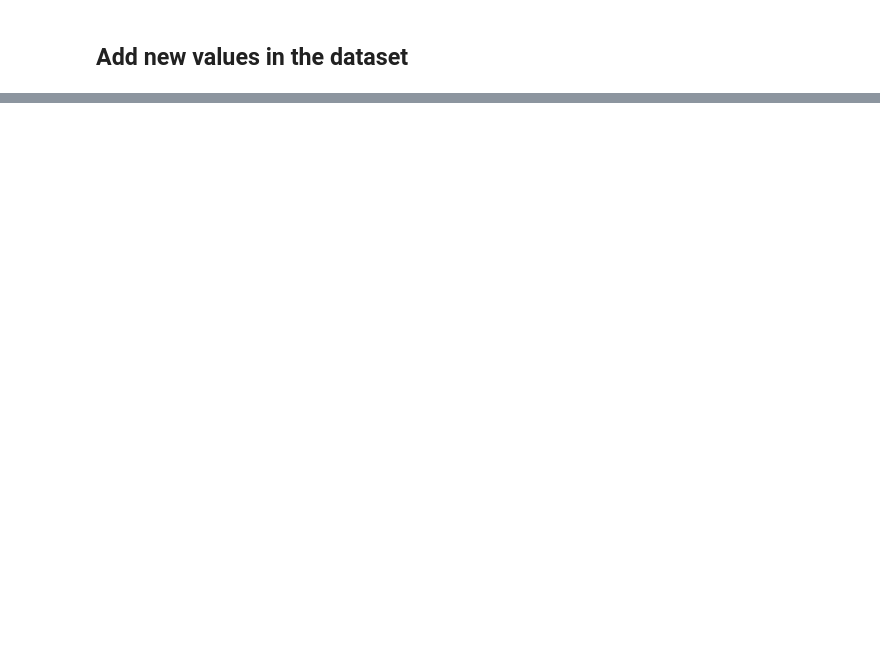
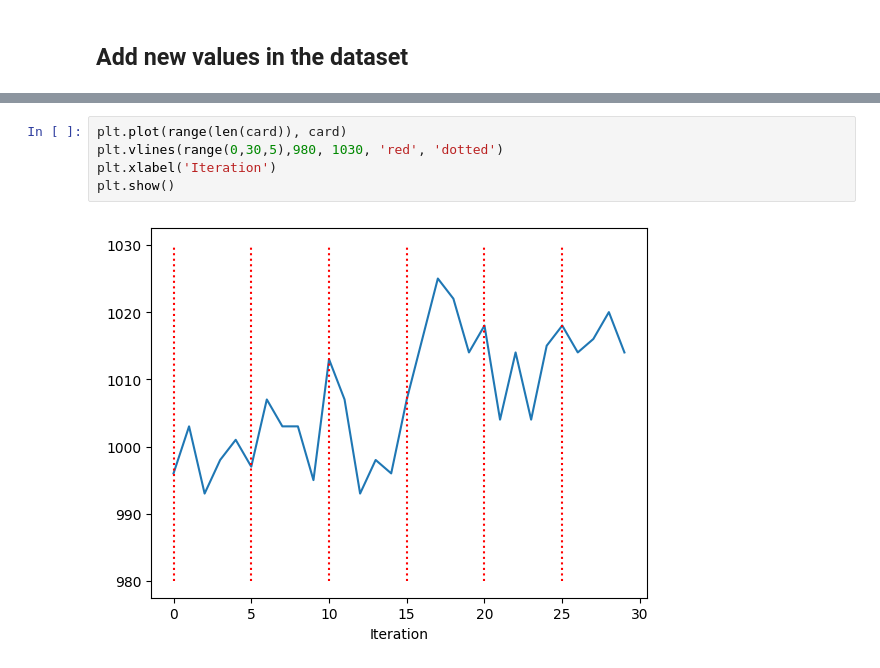
Before and after one commit to AndreaFrasson/Feedback-Loop-for-POI-RS, a Jupyter notebook: rs_bpr.ipynb, the cells around one changed output, grey strips where cells are left out. Saved outputs shown, nothing was run; the diff lists cells and outputs as text; blank space fills up the shorter version.

```diff
--- a/rs_bpr.ipynb
+++ b/rs_bpr.ipynb
@@ -175,0 +295,7 @@ inter.to_csv('foursquare/foursquare.inter', index=False, sep = '\t')
+# %%
+plt.plot(range(len(card)), card)
+plt.vlines(range(0,30,5),980, 1030, 'red', 'dotted')
+plt.xlabel('Iteration')
+plt.show()
+# %% [output]
+[figure, added]
```
Also changed, not shown: parts of 11 cells of this notebook, 8 other files.
